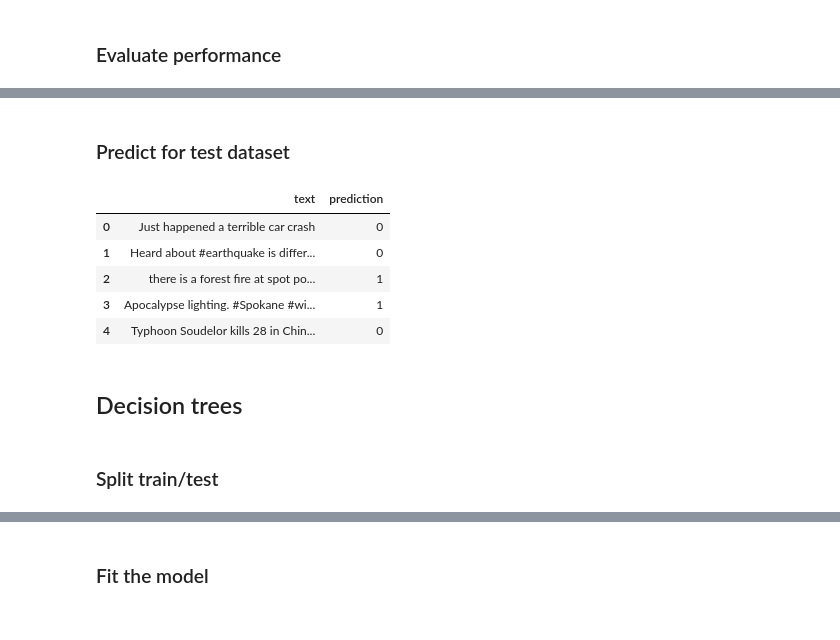
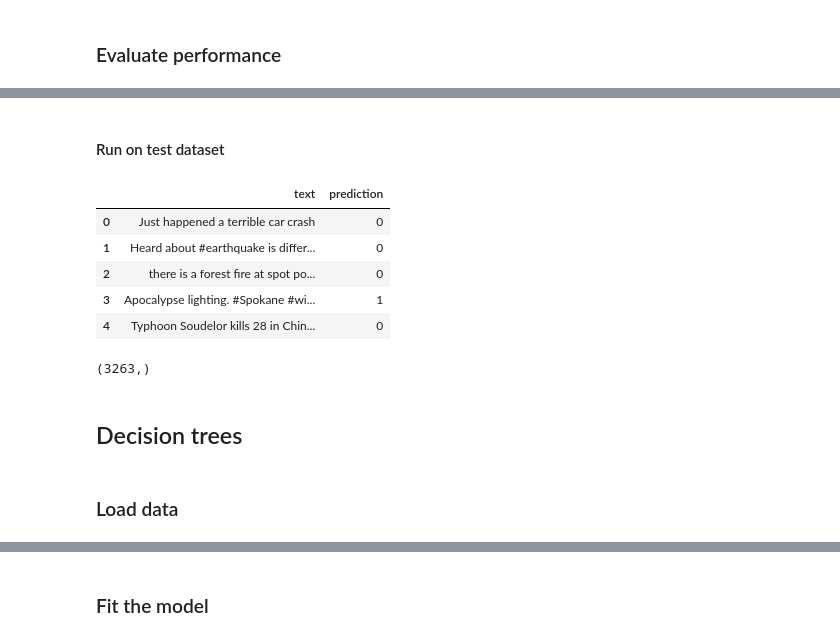
Before and after one commit to amuller9/Rolex_Project2, a Jupyter notebook: code/Samuel Main_Project2.ipynb, the cells around one changed output, grey strips where cells are left out. Cells and saved outputs as stored; diff of their text form; code cells hidden in the pictures.

```diff
--- a/code/Samuel Main_Project2.ipynb
+++ b/code/Samuel Main_Project2.ipynb
@@ -606,7 +625,7 @@ associated accuracy:  0.8036769533814839
 # %% [markdown]
 #### Run on test dataset
 # %%
-X_train, X_test, y_train, y_test = train_test_split(X, y, test_size=0.001, random_state=72)
+X_train, X_test, y_train, y_test = train_test_split(X, y, test_size=0.2, random_state=72)
 
 X_test = test['filtered_tweet']
 
@@ -819,16 +821,19 @@ from keras.layers import Dense, Conv2D, MaxPooling2D, Dropout, Flatten
 from keras.utils import np_utils
 # %%
 model = Sequential()
-model.add(Dense(X_train.shape[0], input_shape=(X_train.shape[1],)))
+model.add(Dense(X_train.shape[0], input_shape=(X_train.shape[1],), use_bias=False))
 model.add(Activation('relu')) # An "activation" is just a non-linear function applied to the output
                               # of the layer above. Here, with a "rectified linear unit",
                               # we clamp all values below 0 to 0.
 
 model.add(Dropout(0.2))# Dropout helps protect the model from memorizing or "overfitting" the training data
-model.add(Dense(X_train.shape[0], input_shape=(X_train.shape[1],)))
+#model.add(Dense(X_train.shape[0], input_shape=(X_train.shape[1],), use_bias=False, activation='sigmoid'))
+#model.add(Dropout(0.2))
 model.add(Dense(1, activation='sigmoid'))
 # %%
-optimizer = keras.optimizers.SGD(lr=0.01, decay=1e-6, momentum=0.9, nesterov=True)
+#optimizer = keras.optimizers.Adam(lr=0.01, decay=1e-6)
+
+optimizer = keras.optimizers.SGD(learning_rate=0.01, momentum=0.0, nesterov=True, name="SGD")
 model.compile(loss='binary_crossentropy', optimizer=optimizer, metrics=['accuracy'])
 # %%
 model.summary()
@@ -855,7 +858,7 @@ _________________________________________________________________
 ### Train the model
 # %%
 model_hist = model.fit(X_train, y_train,
-                       batch_size=100, epochs=30,
+                       batch_size=100, epochs=50,
                        verbose=1, validation_split=0.2)
 # %% [output]
 Train on 6090 samples, validate on 1523 samples
@@ -893,19 +904,24 @@ Text(0.5, 0.98, 'Validation accuracy and accuracy evolving with epochs')
 # %% [markdown]
-### Predict for test dataset
+#### Run on test dataset
 # %%
 X_test = test['filtered_tweet']
 X_test = word_vectorizer.transform(X_test.map(lambda words: ', '.join(words)))
 
-y_test = model.predict_classes(X_test)
+predicted = model.predict_classes(X_test)
 
-test['prediction'] = y_test
+test['prediction'] = predicted
 
 test[['text', 'prediction']].head()
 # %% [output]
 |  | text | prediction |
 | 0 | Just happened a terrible car crash | 0 |
 | 1 | Heard about #earthquake is differ... | 0 |
-| 2 | there is a forest fire at spot po... | 1 |
+| 2 | there is a forest fire at spot po... | 0 |
 | 3 | Apocalypse lighting. #Spokane #wi... | 1 |
 | 4 | Typhoon Soudelor kills 28 in Chin... | 0 |
+# %%
+predicted = np.concatenate(predicted)
+predicted.shape
+# %% [output]
+(3263,)
 # %%
@@ -915,8 +931,8 @@ sub=pd.DataFrame({'id':sample_sub['id'].values.tolist(),'target': predicted})
 sub.to_csv('../data/submission_NN.csv',index=False)
 # %% [markdown]
 ## Decision trees
-# %% [markdown]
-### Split train/test
+# %% [markdown]
+### Load data
 # %%
 X = train['filtered_tweet']
 y = train['target']
```
Also changed, not shown: parts of 70 cells of this notebook, 7 other files.
